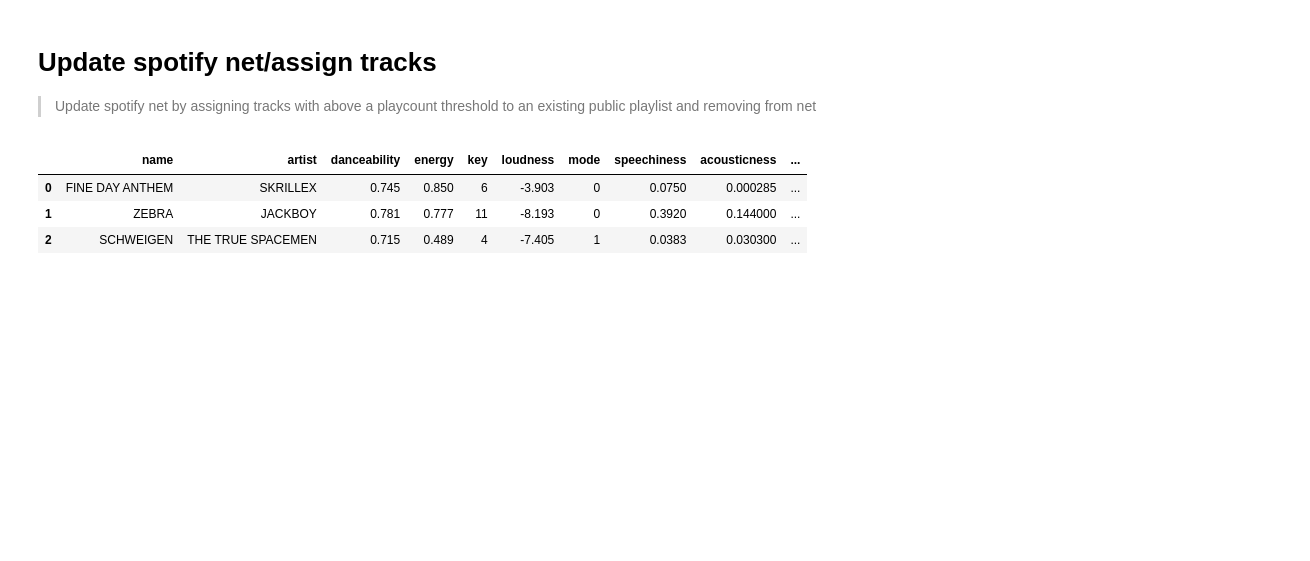
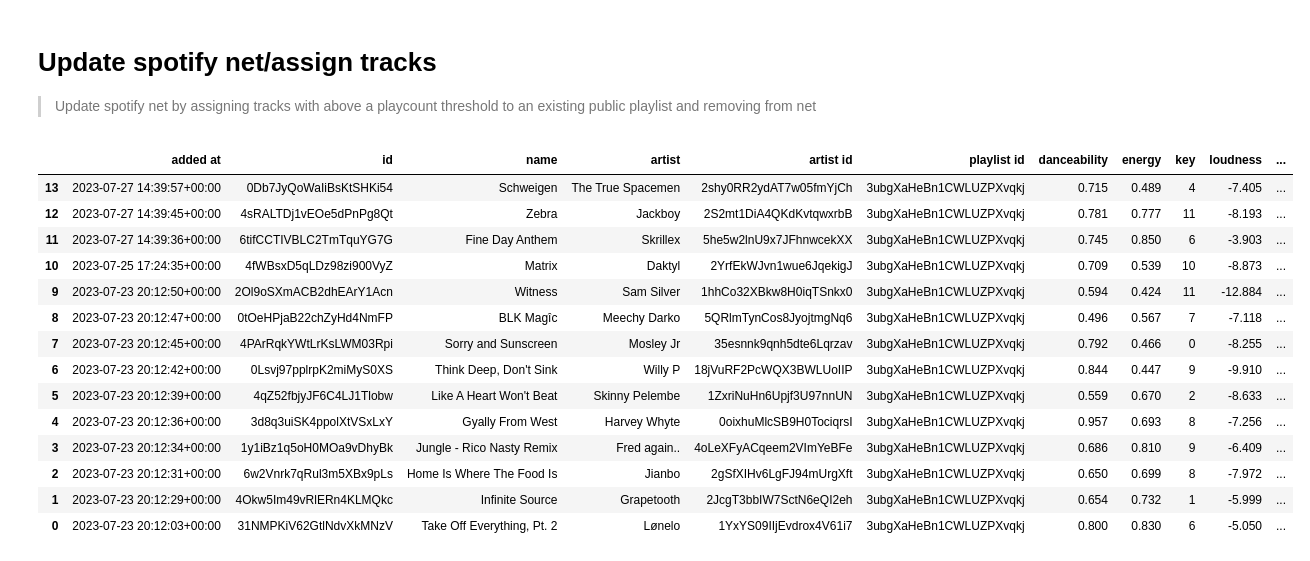
Before and after one commit to drewtray/spotify_net, a Jupyter notebook: nbs/02_prepModel.ipynb, the cells around one changed output. Saved outputs shown, nothing was run; the diff lists cells and outputs as text; code cells hidden in the pictures; blank space fills up the shorter version.

```diff
--- a/nbs/02_prepModel.ipynb
+++ b/nbs/02_prepModel.ipynb
@@ -88,10 +100,3 @@ class ModelPrep:
 # %%
 m = ModelPrep()
 m.load_s3()
-p = m.merge_frame()
-p
-# %% [output]
-|  | name | artist | danceability | energy | key | loudness | mode | speechiness | acousticness | ... |
-| 0 | FINE DAY ANTHEM | SKRILLEX | 0.745 | 0.850 | 6 | -3.903 | 0 | 0.0750 | 0.000285 | ... |
-| 1 | ZEBRA | JACKBOY | 0.781 | 0.777 | 11 | -8.193 | 0 | 0.3920 | 0.144000 | ... |
-| 2 | SCHWEIGEN | THE TRUE SPACEMEN | 0.715 | 0.489 | 4 | -7.405 | 1 | 0.0383 | 0.030300 | ... |
@@ -117,0 +103,18 @@ def dummies_and_scale(df_classify, constant, scaler):
+# %%
+pd.read_csv('s3://spotify-net/newer_tracks.csv', index_col=0)
+# %% [output]
+|  | added at | id | name | artist | artist id | playlist id | danceability | energy | key | loudness | ... |
+| 13 | 2023-07-27 14:39:57+00:00 | 0Db7JyQoWaIiBsKtSHKi54 | Schweigen | The True Spacemen | 2shy0RR2ydAT7w05fmYjCh | 3ubgXaHeBn1CWLUZPXvqkj | 0.715 | 0.489 | 4 | -7.405 | ... |
+| 12 | 2023-07-27 14:39:45+00:00 | 4sRALTDj1vEOe5dPnPg8Qt | Zebra | Jackboy | 2S2mt1DiA4QKdKvtqwxrbB | 3ubgXaHeBn1CWLUZPXvqkj | 0.781 | 0.777 | 11 | -8.193 | ... |
+| 11 | 2023-07-27 14:39:36+00:00 | 6tifCCTIVBLC2TmTquYG7G | Fine Day Anthem | Skrillex | 5he5w2lnU9x7JFhnwcekXX | 3ubgXaHeBn1CWLUZPXvqkj | 0.745 | 0.850 | 6 | -3.903 | ... |
+| 10 | 2023-07-25 17:24:35+00:00 | 4fWBsxD5qLDz98zi900VyZ | Matrix | Daktyl | 2YrfEkWJvn1wue6JqekigJ | 3ubgXaHeBn1CWLUZPXvqkj | 0.709 | 0.539 | 10 | -8.873 | ... |
+| 9 | 2023-07-23 20:12:50+00:00 | 2Ol9oSXmACB2dhEArY1Acn | Witness | Sam Silver | 1hhCo32XBkw8H0iqTSnkx0 | 3ubgXaHeBn1CWLUZPXvqkj | 0.594 | 0.424 | 11 | -12.884 | ... |
+| 8 | 2023-07-23 20:12:47+00:00 | 0tOeHPjaB22chZyHd4NmFP | BLK Magîc | Meechy Darko | 5QRlmTynCos8JyojtmgNq6 | 3ubgXaHeBn1CWLUZPXvqkj | 0.496 | 0.567 | 7 | -7.118 | ... |
+| 7 | 2023-07-23 20:12:45+00:00 | 4PArRqkYWtLrKsLWM03Rpi | Sorry and Sunscreen | Mosley Jr | 35esnnk9qnh5dte6Lqrzav | 3ubgXaHeBn1CWLUZPXvqkj | 0.792 | 0.466 | 0 | -8.255 | ... |
+| 6 | 2023-07-23 20:12:42+00:00 | 0Lsvj97pplrpK2miMyS0XS | Think Deep, Don't Sink | Willy P | 18jVuRF2PcWQX3BWLUoIIP | 3ubgXaHeBn1CWLUZPXvqkj | 0.844 | 0.447 | 9 | -9.910 | ... |
+| 5 | 2023-07-23 20:12:39+00:00 | 4qZ52fbjyJF6C4LJ1Tlobw | Like A Heart Won't Beat | Skinny Pelembe | 1ZxriNuHn6Upjf3U97nnUN | 3ubgXaHeBn1CWLUZPXvqkj | 0.559 | 0.670 | 2 | -8.633 | ... |
+| 4 | 2023-07-23 20:12:36+00:00 | 3d8q3uiSK4ppolXtVSxLxY | Gyally From West | Harvey Whyte | 0oixhuMlcSB9H0TociqrsI | 3ubgXaHeBn1CWLUZPXvqkj | 0.957 | 0.693 | 8 | -7.256 | ... |
+| 3 | 2023-07-23 20:12:34+00:00 | 1y1iBz1q5oH0MOa9vDhyBk | Jungle - Rico Nasty Remix | Fred again.. | 4oLeXFyACqeem2VImYeBFe | 3ubgXaHeBn1CWLUZPXvqkj | 0.686 | 0.810 | 9 | -6.409 | ... |
+| 2 | 2023-07-23 20:12:31+00:00 | 6w2Vnrk7qRul3m5XBx9pLs | Home Is Where The Food Is | Jianbo | 2gSfXIHv6LgFJ94mUrgXft | 3ubgXaHeBn1CWLUZPXvqkj | 0.650 | 0.699 | 8 | -7.972 | ... |
+| 1 | 2023-07-23 20:12:29+00:00 | 4Okw5Im49vRlERn4KLMQkc | Infinite Source | Grapetooth | 2JcgT3bbIW7SctN6eQI2eh | 3ubgXaHeBn1CWLUZPXvqkj | 0.654 | 0.732 | 1 | -5.999 | ... |
+| 0 | 2023-07-23 20:12:03+00:00 | 31NMPKiV62GtlNdvXkMNzV | Take Off Everything, Pt. 2 | Lønelo | 1YxYS09IIjEvdrox4V61i7 | 3ubgXaHeBn1CWLUZPXvqkj | 0.800 | 0.830 | 6 | -5.050 | ... |
```
Also changed, not shown: parts of 8 cells of this notebook, 2 other files.
